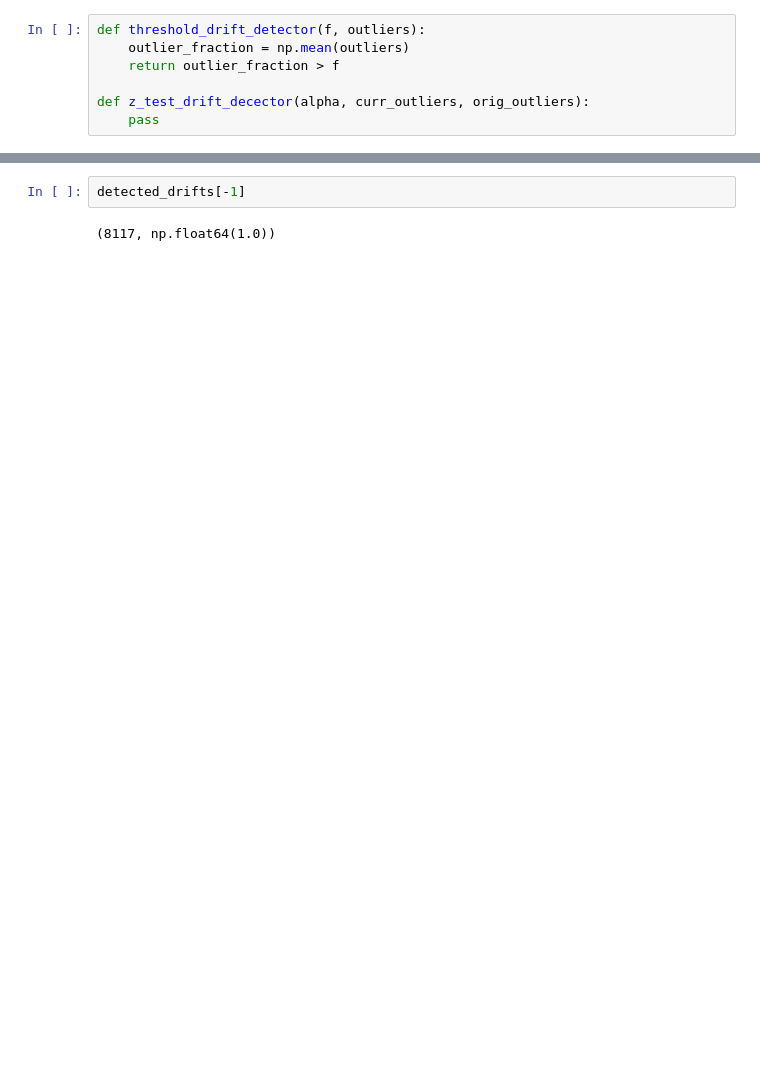
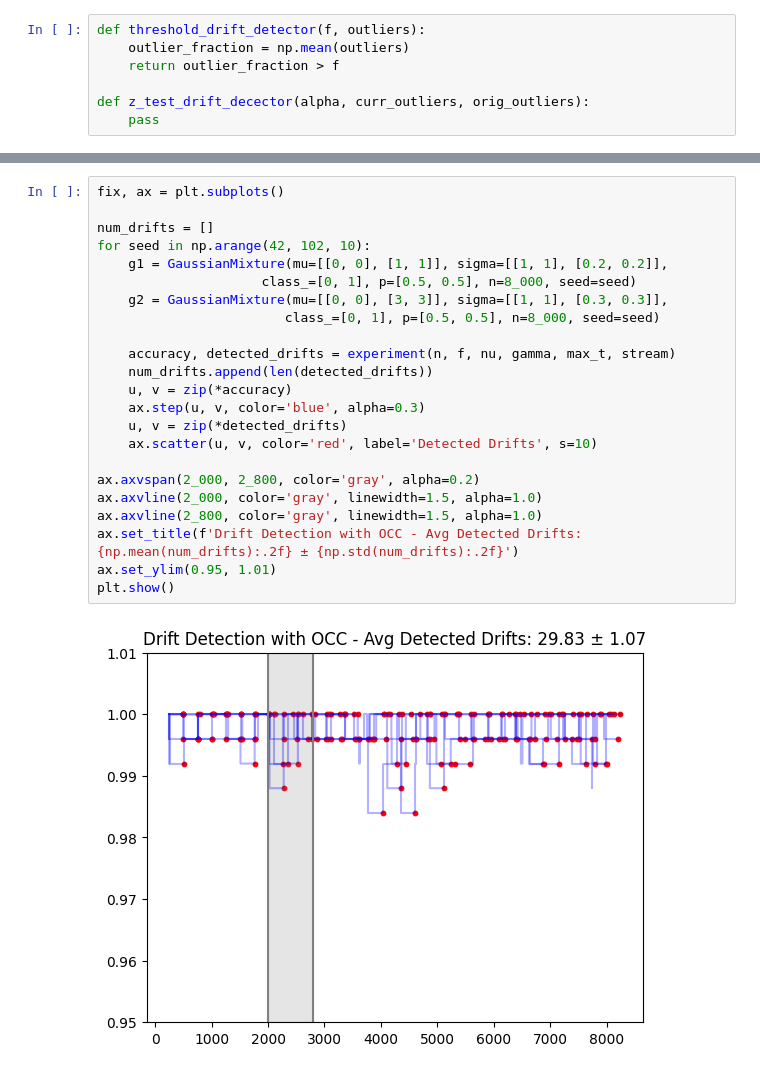
Before and after one commit to dariomalchiodi/occ-drift-detection, a Jupyter notebook: river.ipynb, the cells around one changed output, grey strips where cells are left out. Drawn from its saved outputs; the diff is of its cells as text; blank space fills up the shorter version.

```diff
--- a/river.ipynb
+++ b/river.ipynb
@@ -262,4 +308,25 @@ plt.show()
 # %%
-detected_drifts[-1]
+fix, ax = plt.subplots()
+
+num_drifts = []
+for seed in np.arange(42, 102, 10):
+    g1 = GaussianMixture(mu=[[0, 0], [1, 1]], sigma=[[1, 1], [0.2, 0.2]],
+                     class_=[0, 1], p=[0.5, 0.5], n=8_000, seed=seed)
+    g2 = GaussianMixture(mu=[[0, 0], [3, 3]], sigma=[[1, 1], [0.3, 0.3]],
+                        class_=[0, 1], p=[0.5, 0.5], n=8_000, seed=seed)
+
+    accuracy, detected_drifts = experiment(n, f, nu, gamma, max_t, stream)
+    num_drifts.append(len(detected_drifts))
+    u, v = zip(*accuracy)
+    ax.step(u, v, color='blue', alpha=0.3)
+    u, v = zip(*detected_drifts)
+    ax.scatter(u, v, color='red', label='Detected Drifts', s=10)
+
+ax.axvspan(2_000, 2_800, color='gray', alpha=0.2)
+ax.axvline(2_000, color='gray', linewidth=1.5, alpha=1.0)
+ax.axvline(2_800, color='gray', linewidth=1.5, alpha=1.0)
+ax.set_title(f'Drift Detection with OCC - Avg Detected Drifts: {np.mean(num_drifts):.2f} ± {np.std(num_drifts):.2f}')
+ax.set_ylim(0.95, 1.01)
+plt.show()
 # %% [output]
-(8117, np.float64(1.0))
+[figure, added]
```
Also changed, not shown: parts of 4 cells of this notebook.
